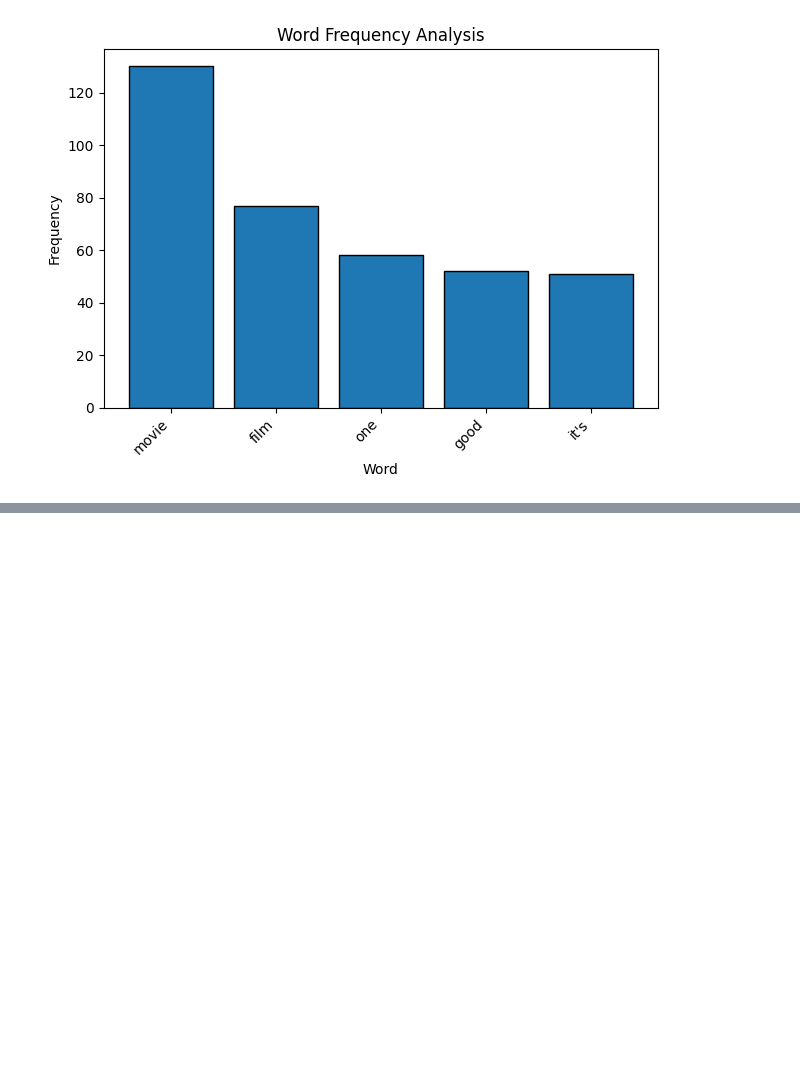
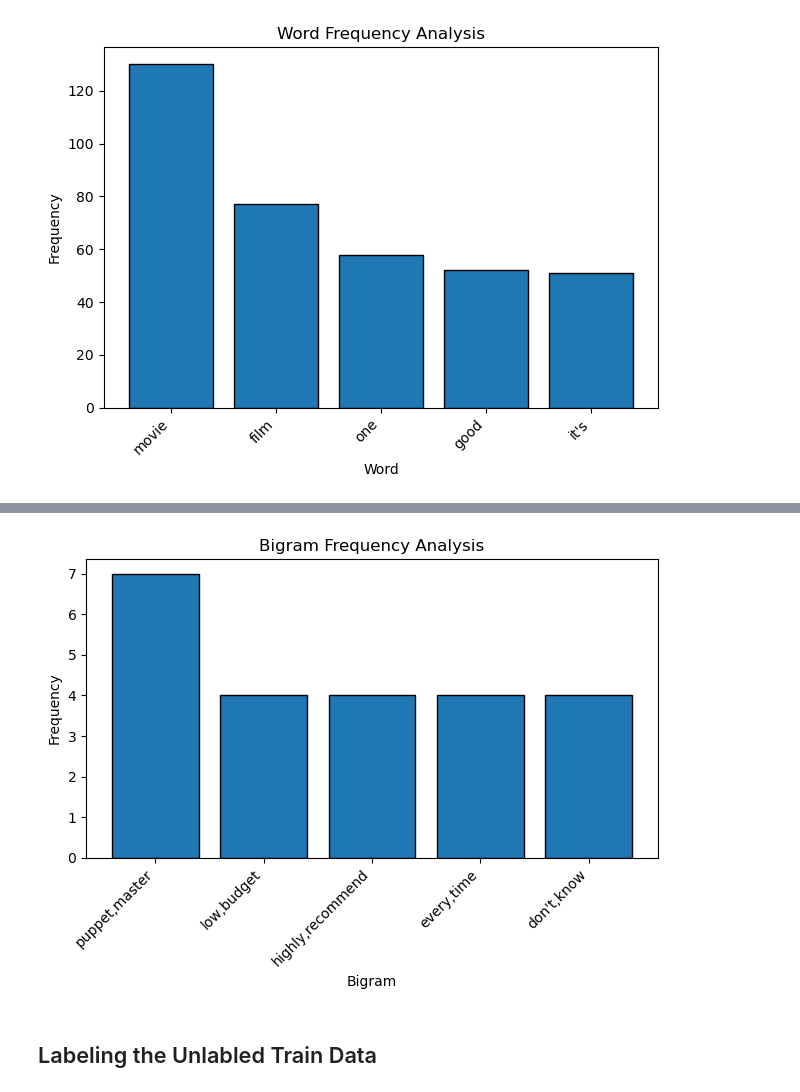
Before and after one commit to ALotov2000/imdb-data-analysis, a Jupyter notebook: CA7.ipynb, the cells around one changed output, grey strips where cells are left out. Cells and saved outputs as stored; diff of their text form; code cells hidden in the pictures; blank space fills up the shorter version.

```diff
--- a/CA7.ipynb
+++ b/CA7.ipynb
@@ -257,0 +107,23 @@ Accuracy with NN features: 100.00%
+# %%
+def preprocess(review):
+    review = review.replace("<br />", "")  # Remove "<br />" tags
+    tokens = list(review.lower().split())  # Tokenization and convert to lowercase
+    bigrams = [(tokens[i], tokens[i+1]) for i in range(len(tokens)-1) if tokens[i].lower() not in stopwords and tokens[i+1].lower() not in stopwords]
+    return bigrams
+
+# Extract and count bigrams
+bigrams = [bigram for review in review_list for bigram in preprocess(review)]
+bigram_counts = Counter(bigrams)
+top_bigrams = dict(sorted(bigram_counts.items(), key=lambda x: x[1], reverse=True)[:5])
+# Plot the results
+plt.bar([','.join(key) for key in top_bigrams.keys()], top_bigrams.values(), edgecolor="black")
+plt.xlabel('Bigram')
+plt.ylabel('Frequency')
+plt.title('Bigram Frequency Analysis')
+plt.xticks(rotation=45, ha='right')
+plt.tight_layout()
+plt.show()
+# %% [output]
+[figure, added]
+# %% [markdown]
+## Labeling the Unlabled Train Data
```
Also changed, not shown: parts of 43 cells of this notebook, 3 other files.
